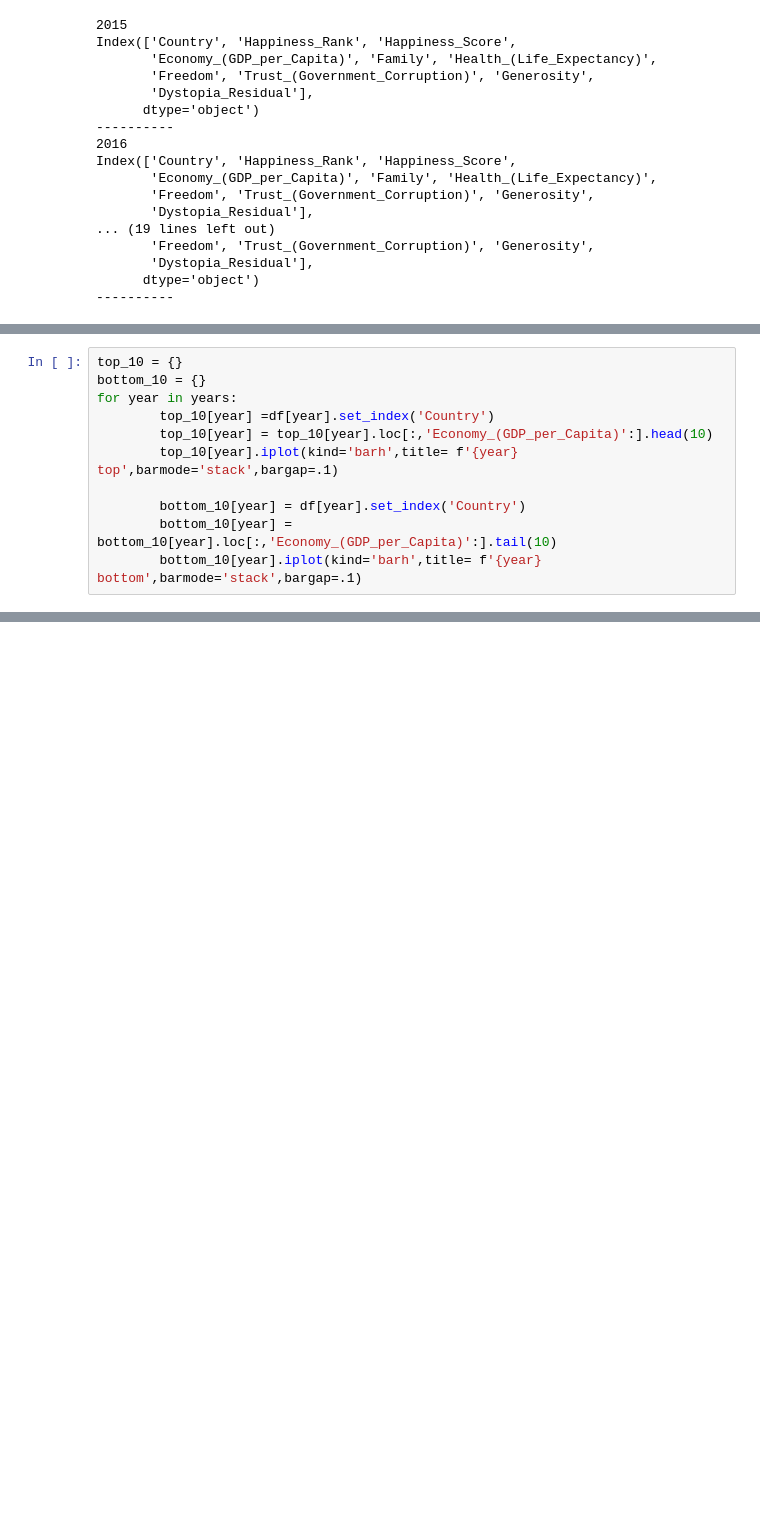
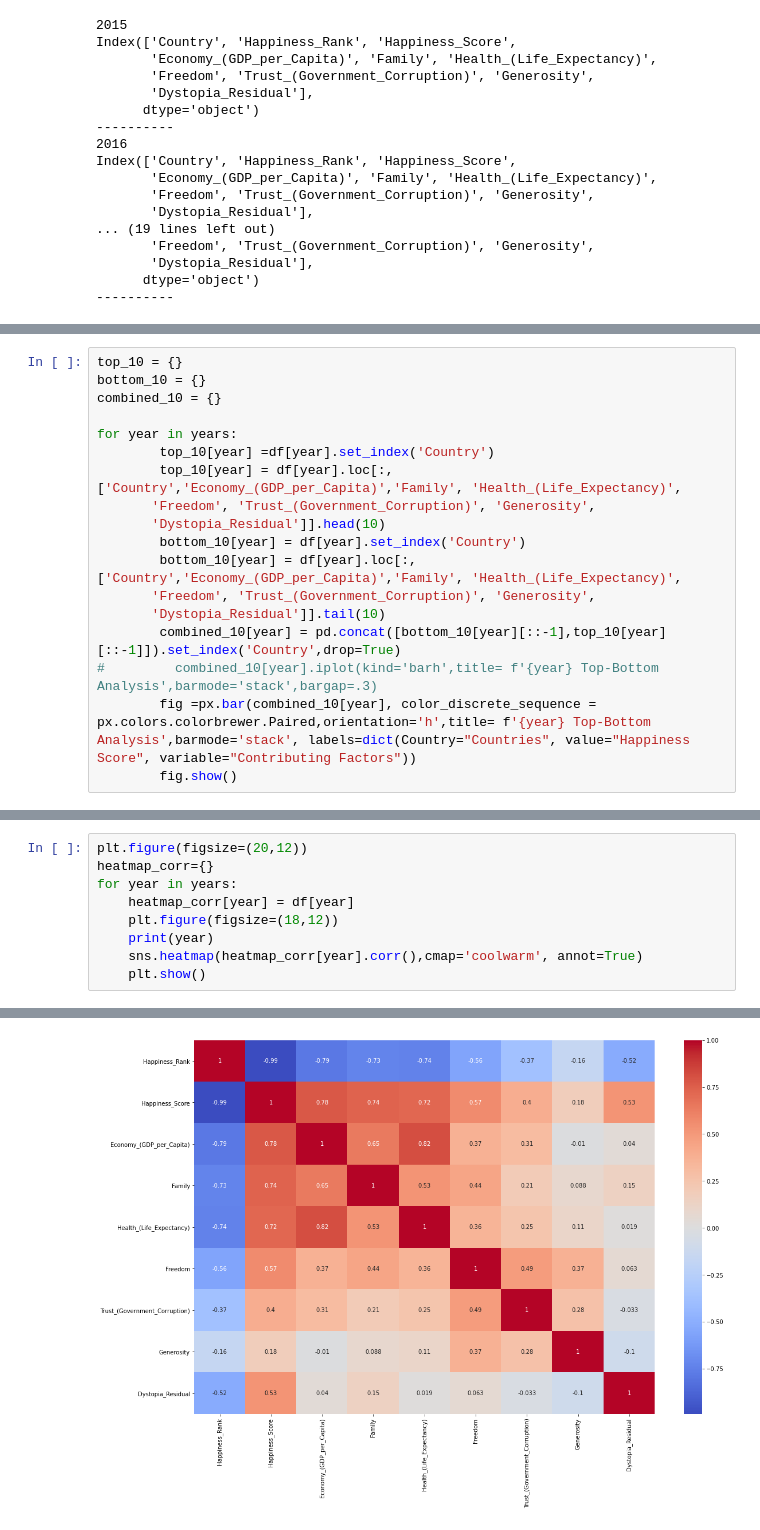
Before and after one commit to UWA-Project-1/The-World-Happiness-Analysis, a Jupyter notebook: source_code.ipynb, the cells around one changed output, grey strips where cells are left out. Cells and saved outputs as stored; diff of their text form; blank space fills up the shorter version.

```diff
--- a/source_code.ipynb
+++ b/source_code.ipynb
@@ -57,14 +56,3 @@ df[2016].tail(10)
 | 154 | Togo | 155 | 3.303 | 0.28123 | 0.00000 | 0.24811 | ... |
 | 155 | Syria | 156 | 3.069 | 0.74719 | 0.14866 | 0.62994 | ... |
 | 156 | Burundi | 157 | 2.905 | 0.06831 | 0.23442 | 0.15747 | ... |
-# %%
-top_10 = {}
-bottom_10 = {}
-for year in years:
-        top_10[year] =df[year].set_index('Country')
-        top_10[year] = top_10[year].loc[:,'Economy_(GDP_per_Capita)':].head(10)
-        top_10[year].iplot(kind='barh',title= f'{year} top',barmode='stack',bargap=.1)
-
-        bottom_10[year] = df[year].set_index('Country')
-        bottom_10[year] = bottom_10[year].loc[:,'Economy_(GDP_per_Capita)':].tail(10)
-        bottom_10[year].iplot(kind='barh',title= f'{year} bottom',barmode='stack',bargap=.1)
@@ -101,0 +61,18 @@ df_concat
+# %%
+top_10 = {}
+bottom_10 = {}
+combined_10 = {}
+
+for year in years:
+        top_10[year] =df[year].set_index('Country')
+        top_10[year] = df[year].loc[:,['Country','Economy_(GDP_per_Capita)','Family', 'Health_(Life_Expectancy)',
+       'Freedom', 'Trust_(Government_Corruption)', 'Generosity',
+       'Dystopia_Residual']].head(10)
+        bottom_10[year] = df[year].set_index('Country')
+        bottom_10[year] = df[year].loc[:,['Country','Economy_(GDP_per_Capita)','Family', 'Health_(Life_Expectancy)',
+       'Freedom', 'Trust_(Government_Corruption)', 'Generosity',
+       'Dystopia_Residual']].tail(10)
+        combined_10[year] = pd.concat([bottom_10[year][::-1],top_10[year][::-1]]).set_index('Country',drop=True)
+#         combined_10[year].iplot(kind='barh',title= f'{year} Top-Bottom Analysis',barmode='stack',bargap=.3)
+        fig =px.bar(combined_10[year], color_discrete_sequence = px.colors.colorbrewer.Paired,orientation='h',title= f'{year} Top-Bottom Analysis',barmode='stack', labels=dict(Country="Countries", value="Happiness Score", variable="Contributing Factors"))
+        fig.show()
@@ -101,0 +87,10 @@ df_concat
+# %%
+plt.figure(figsize=(20,12))
+heatmap_corr={}
+for year in years:
+    heatmap_corr[year] = df[year]
+    plt.figure(figsize=(18,12))
+    print(year)
+    sns.heatmap(heatmap_corr[year].corr(),cmap='coolwarm', annot=True)
+    plt.show()
+# %% [output]
@@ -101,0 +99 @@ df_concat
+[figure, added]
```
Also changed, not shown: parts of 12 cells of this notebook.
